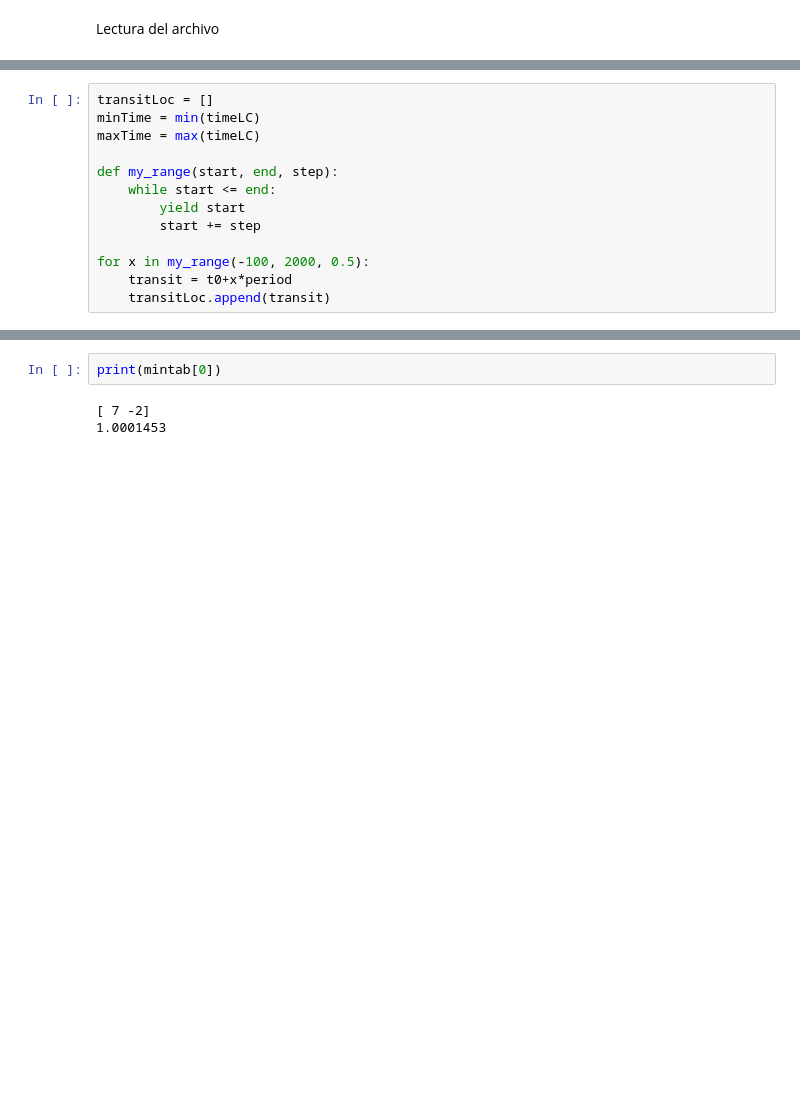
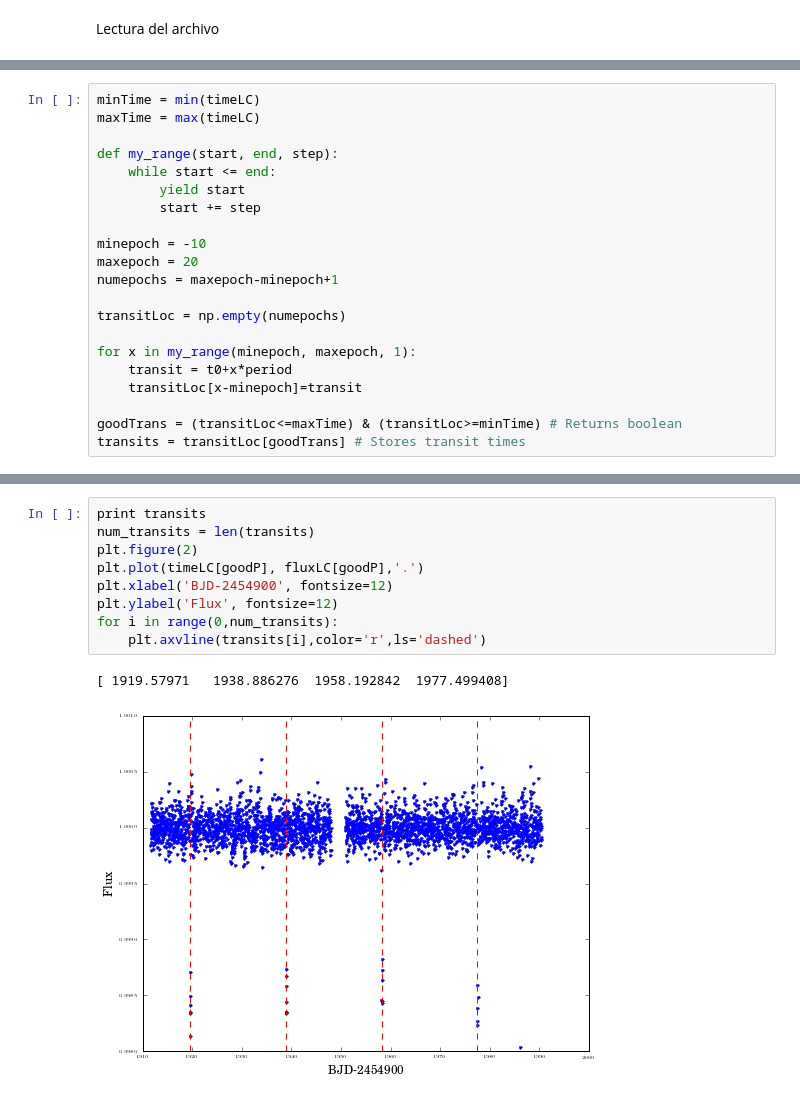
Before and after one commit to sanchisojeda/Transit-Analysis, a Jupyter notebook: test.ipynb, the cells around one changed output, grey strips where cells are left out. Drawn from its saved outputs; the diff is of its cells as text; blank space fills up the shorter version.

```diff
--- a/test.ipynb
+++ b/test.ipynb
@@ -76,5 +77,4 @@ for file in glob.glob("LCfluxesepic*.txt"):
 # %%
-transitLoc = []
 minTime = min(timeLC)
 maxTime = max(timeLC)
 
@@ -83,6 +83,15 @@ def my_range(start, end, step):
         yield start
         start += step
 
-for x in my_range(-100, 2000, 0.5):
+minepoch = -10
+maxepoch = 20
+numepochs = maxepoch-minepoch+1
+
+transitLoc = np.empty(numepochs)
+
+for x in my_range(minepoch, maxepoch, 1):
     transit = t0+x*period
-    transitLoc.append(transit)
+    transitLoc[x-minepoch]=transit
+
+goodTrans = (transitLoc<=maxTime) & (transitLoc>=minTime) # Returns boolean
+transits = transitLoc[goodTrans] # Stores transit times
@@ -153,5 +102,12 @@ def peakdet(v, delta, x = None):
-# %%
-print(mintab[0])
-# %% [output]
-[ 7 -2]
-1.0001453
+# %%
+print transits
+num_transits = len(transits)
+plt.figure(2)
+plt.plot(timeLC[goodP], fluxLC[goodP],'.')
+plt.xlabel('BJD-2454900', fontsize=12)
+plt.ylabel('Flux', fontsize=12)
+for i in range(0,num_transits):
+    plt.axvline(transits[i],color='r',ls='dashed')
+# %% [output]
+[ 1919.57971   1938.886276  1958.192842  1977.499408]
+[figure, added]
```
Also changed, not shown: parts of 9 cells of this notebook, 2 other files.
